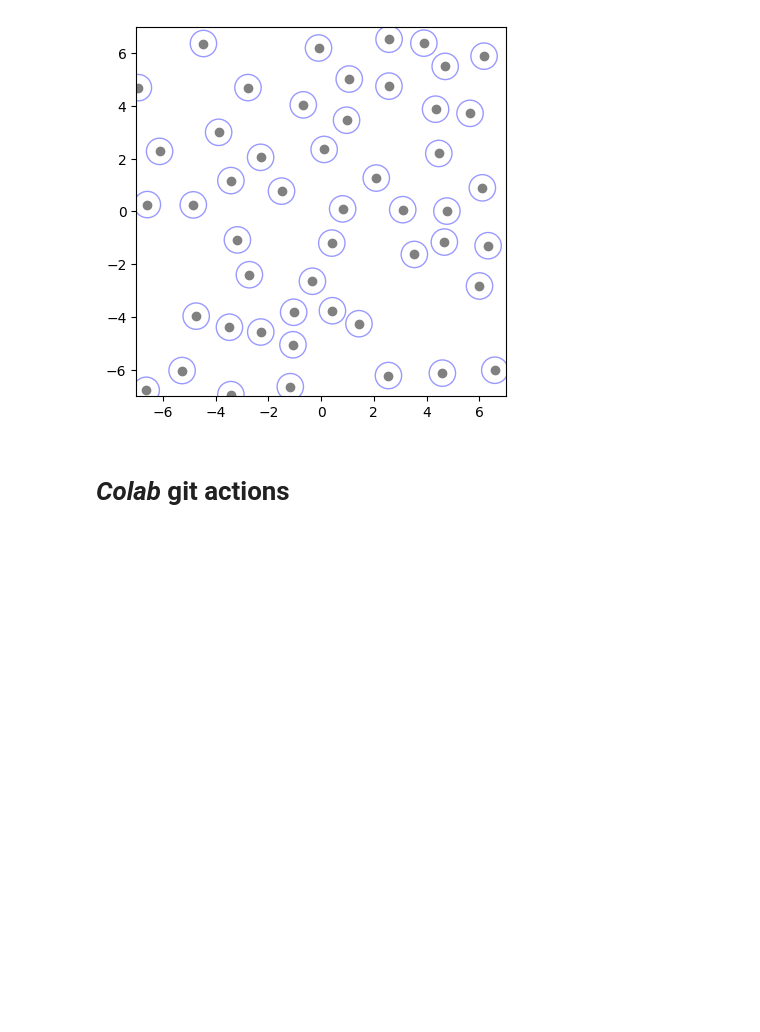
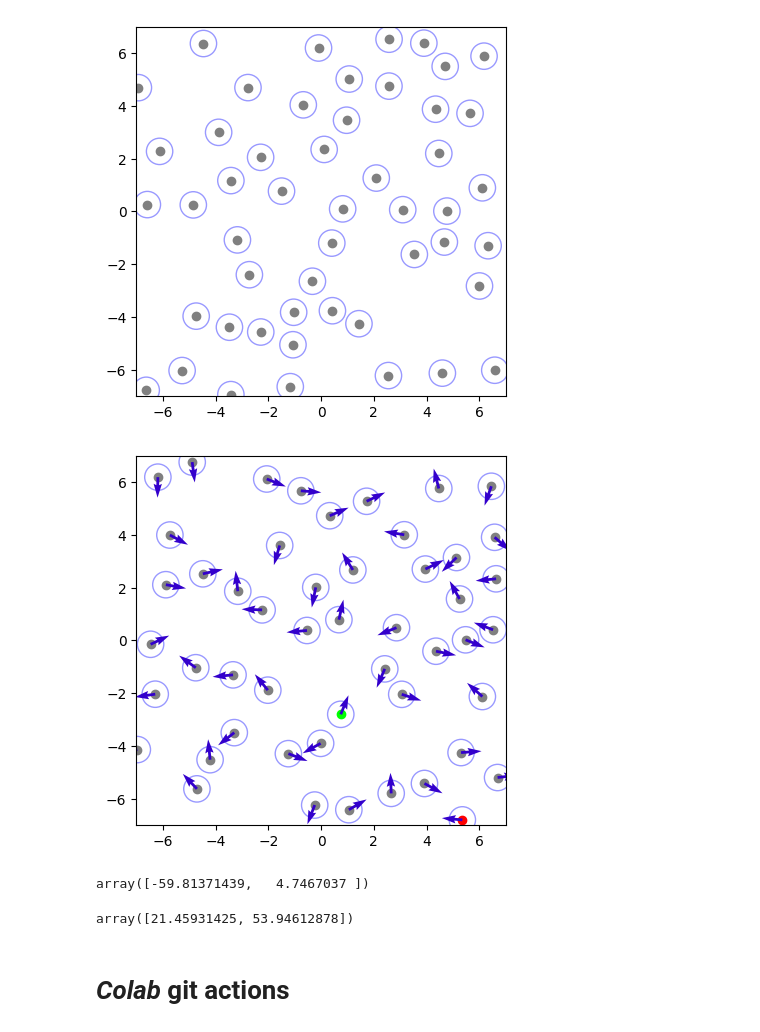
Before and after one commit to Phistian/exjobb, a Jupyter notebook: miguel/simulations/v_sim.ipynb, the cells around one changed output. Cells and saved outputs as stored; diff of their text form; code cells hidden in the pictures; blank space fills up the shorter version.

```diff
--- a/miguel/simulations/v_sim.ipynb
+++ b/miguel/simulations/v_sim.ipynb
@@ -714,6 +721,41 @@ HTML(ani.to_html5_video())
 # %% [output]
 [interactive output not drawn]
 [figure]
+# %%
+import numpy as np
+import matplotlib.pyplot as plt
+import matplotlib.animation as animation
+import cupy as cp
+
+fig, ax = plt.subplots()
+
+for i in range(N):
+    t = 10
+    if i == 0:
+      c = [1,0,0]
+    elif i == 1:
+      c = [0,1,0]
+    else:
+      c = [0.5,0.5,0.5]
+    ax.scatter(cp.asnumpy(x[i + t*N]), cp.asnumpy(y[i + t*N]), color=c)  # Plot the current frame
+    cir = plt.Circle((cp.asnumpy(x[i + t * N]), cp.asnumpy(y[i + t * N])), 0.5,
+              color='b', fill=False, alpha=0.4)
+    ax.add_patch(cir)
+    ax.quiver(cp.asnumpy(x[i + t*N]), cp.asnumpy(y[i + t*N]), np.cos(cp.asnumpy(o[i + t*N])), np.sin(cp.asnumpy(o[i + t*N])), color=[0.2, 0, 0.8])
+    ax.set_xlim(-box_len/2, box_len/2)
+    ax.set_ylim(-box_len/2, box_len/2)
+    ax.set_aspect("equal")
+plt.show()
+# %% [output]
+[figure, added]
+# %%
+data_d["solution"][0 + t*N]
+# %% [output]
+array([-59.81371439,   4.7467037 ])
+# %%
+data_d["solution"][1 + (t)*N]
+# %% [output]
+array([21.45931425, 53.94612878])
 # %% [markdown]
 # *Colab* git actions
 # %%
```
Also changed, not shown: parts of 2 cells of this notebook.
